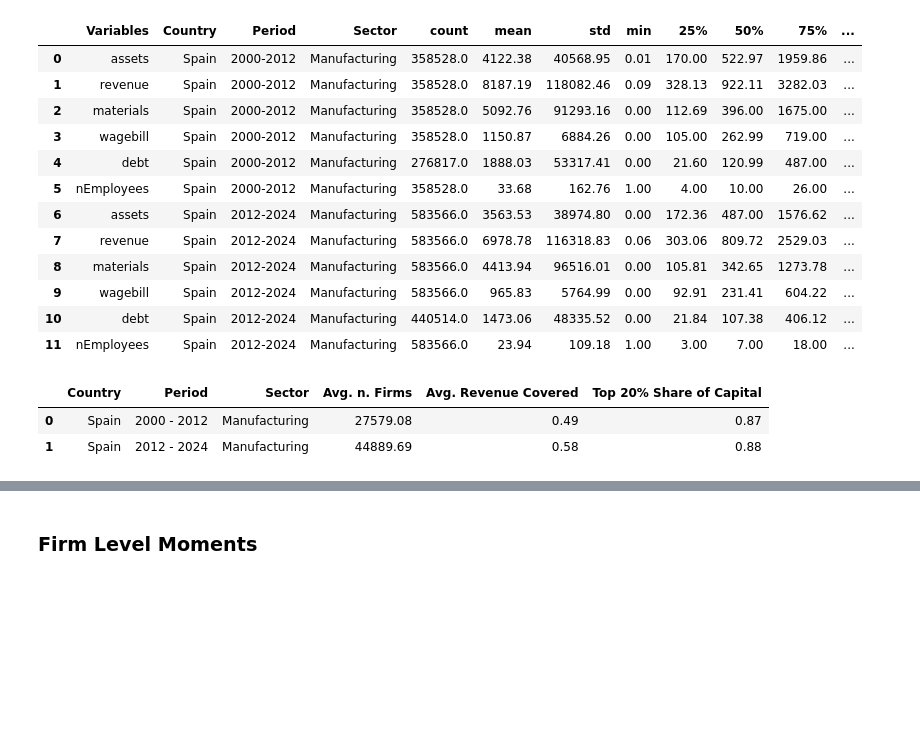
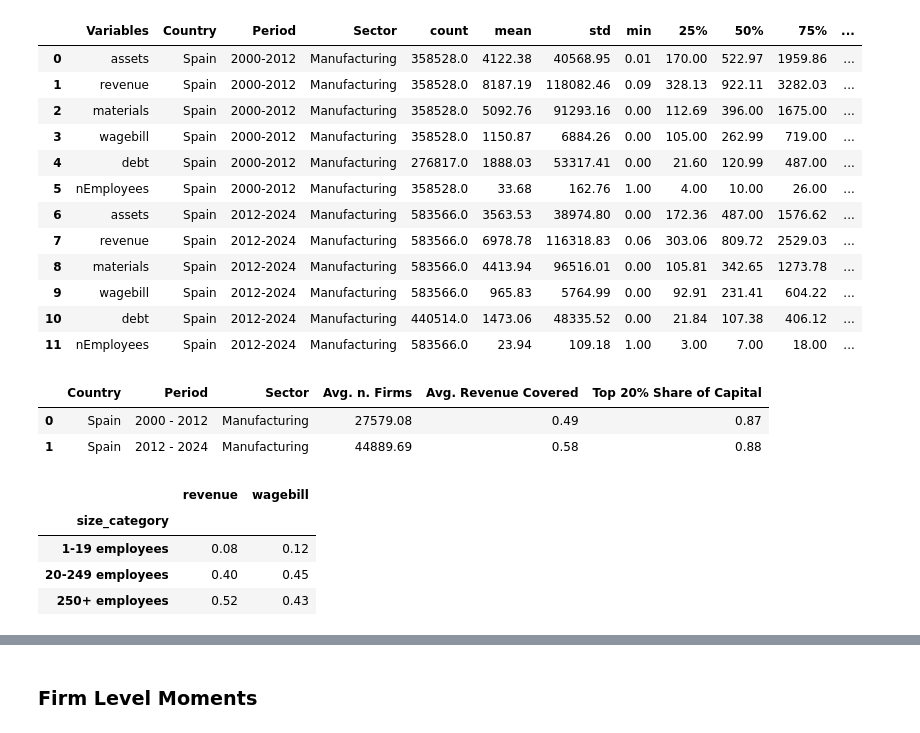
Before and after one commit to CurdinLieberherr/Master-Thesis, a Jupyter notebook: replicate_extend.ipynb, the cells around one changed output, grey strips where cells are left out. Cells and saved outputs as stored; diff of their text form; code cells hidden in the pictures; blank space fills up the shorter version.

Commit message:
Add Firm Size

```diff
--- a/replicate_extend.ipynb
+++ b/replicate_extend.ipynb
@@ -102,3 +102,11 @@ compare.overview_statistics()
 |  | Country | Period | Sector | Avg. n. Firms | Avg. Revenue Covered | Top 20% Share of Capital |
 | 0 | Spain | 2000 - 2012 | Manufacturing | 27579.08 | 0.49 | 0.87 |
 | 1 | Spain | 2012 - 2024 | Manufacturing | 44889.69 | 0.58 | 0.88 |
+# %%
+spain.variable_per_firm_size().round(2)
+# %% [output]
+|  | revenue | wagebill |
+| size_category |  |  |
+| 1-19 employees | 0.08 | 0.12 |
+| 20-249 employees | 0.40 | 0.45 |
+| 250+ employees | 0.52 | 0.43 |
```
Also changed, not shown: parts of 1 cell of this notebook.
